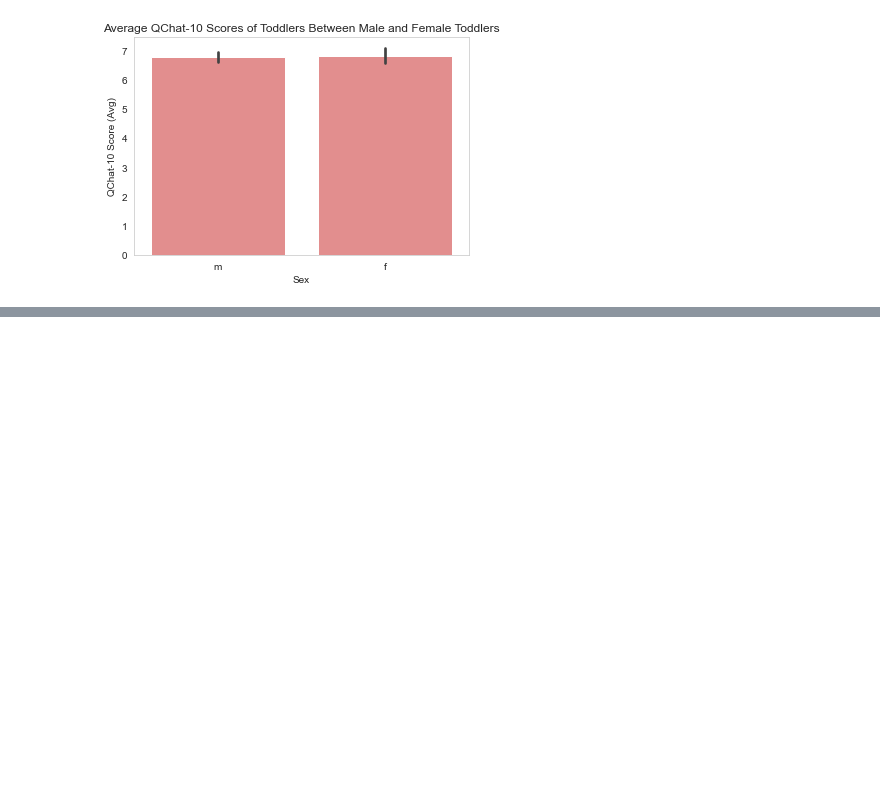
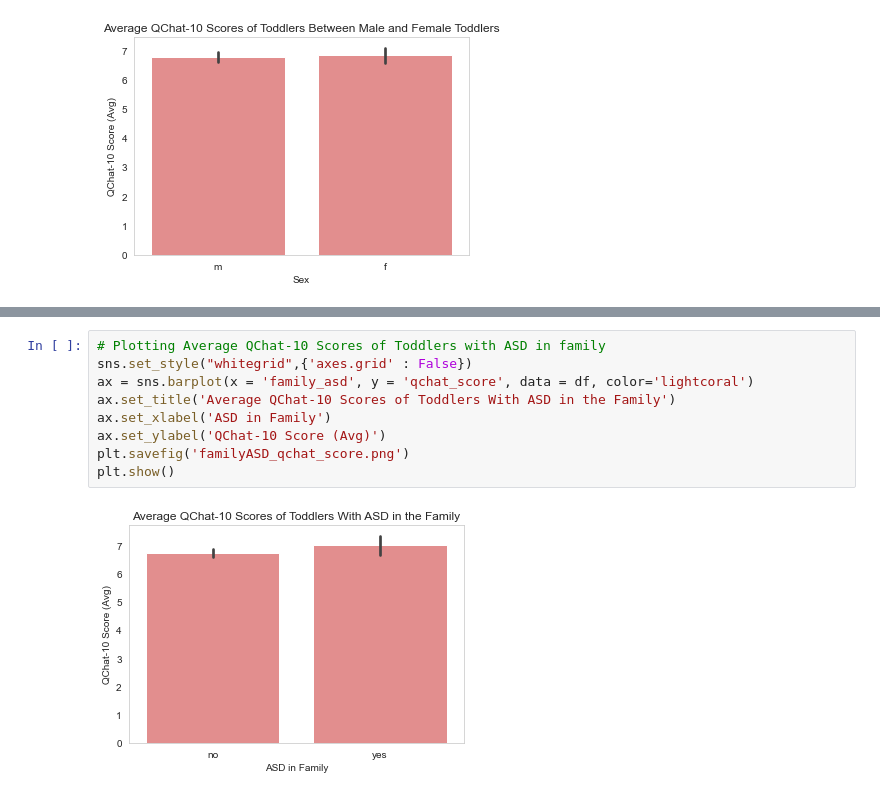
Before and after one commit to claudiamorazzoni/Assessment-ML-S, a Jupyter notebook: scipy-stats.ipynb, the cells around one changed output, grey strips where cells are left out. Saved outputs shown, nothing was run; the diff lists cells and outputs as text; blank space fills up the shorter version.

```diff
--- a/scipy-stats.ipynb
+++ b/scipy-stats.ipynb
@@ -255,0 +316,11 @@ plt.show()
+# %%
+# Plotting Average QChat-10 Scores of Toddlers with ASD in family
+sns.set_style("whitegrid",{'axes.grid' : False})
+ax = sns.barplot(x = 'family_asd', y = 'qchat_score', data = df, color='lightcoral')
+ax.set_title('Average QChat-10 Scores of Toddlers With ASD in the Family')
+ax.set_xlabel('ASD in Family')
+ax.set_ylabel('QChat-10 Score (Avg)')
+plt.savefig('familyASD_qchat_score.png')
+plt.show()
+# %% [output]
+[figure, added]
```
Also changed, not shown: parts of 34 cells of this notebook, 4 other files.
